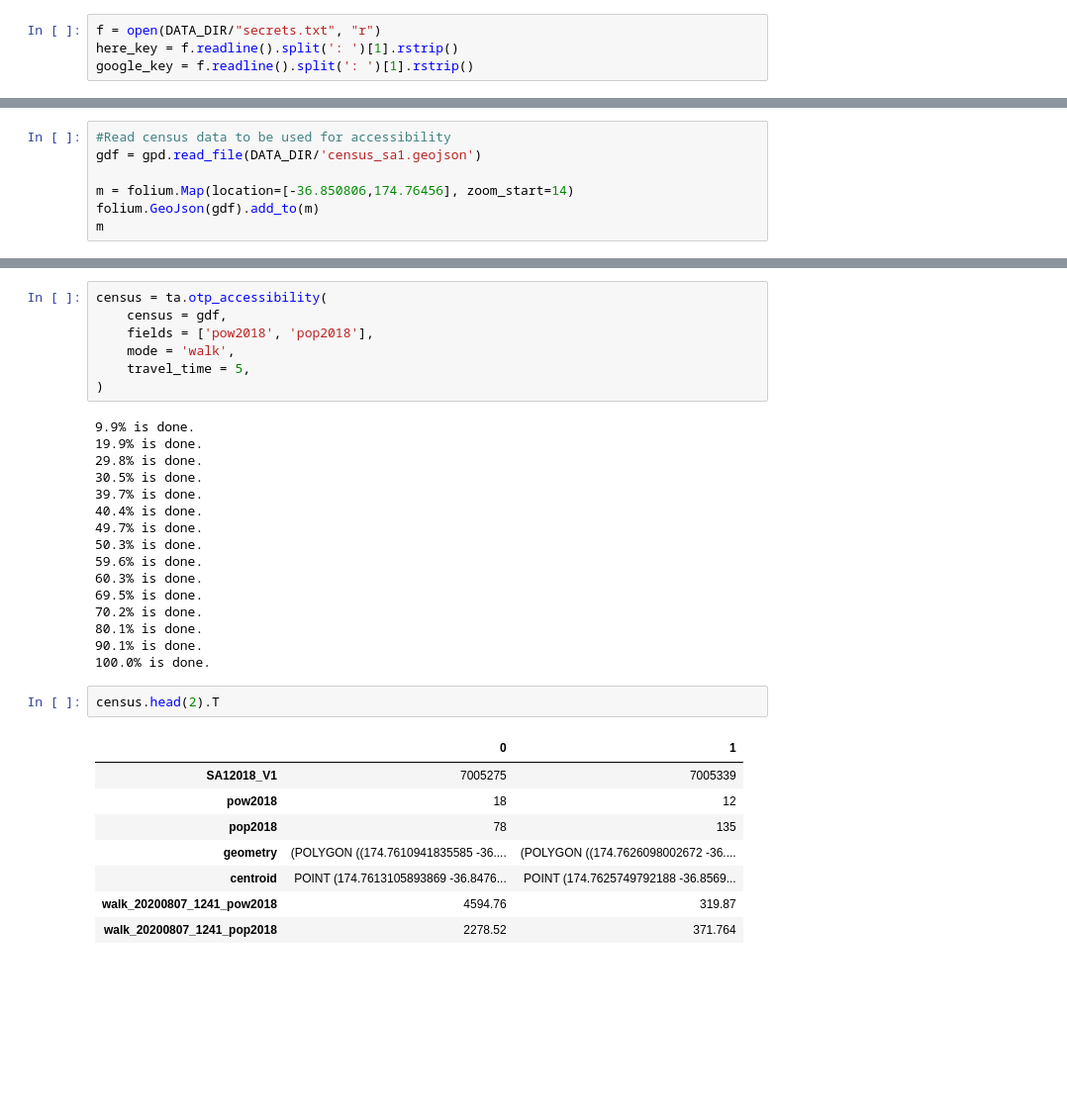
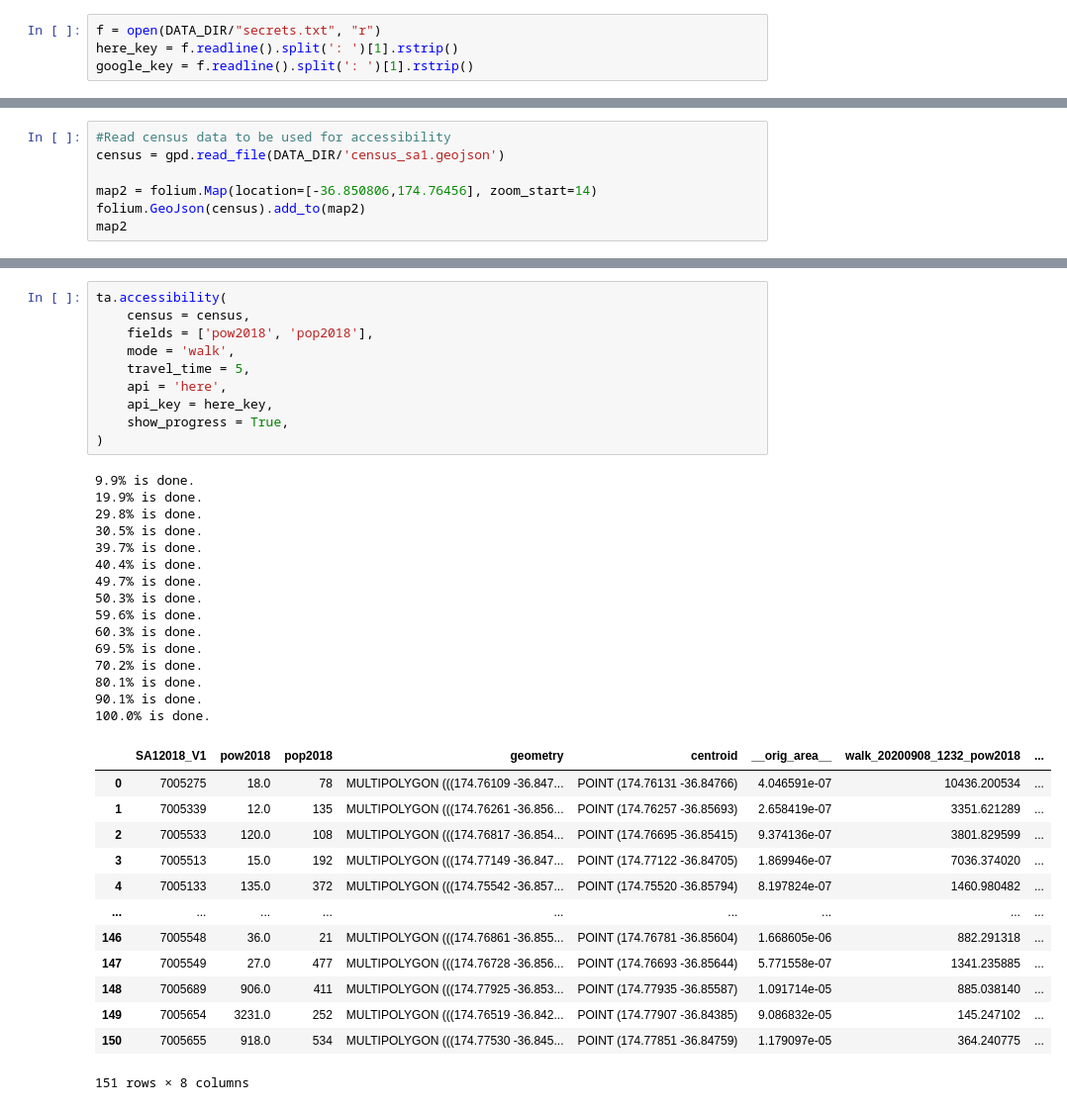
Before and after one commit to saeidadli/transport-analyst, a Jupyter notebook: ipynb/examples.ipynb, the cells around one changed output, grey strips where cells are left out. Shown at 99% size. Saved outputs shown, nothing was run; the diff lists cells and outputs as text; blank space fills up the shorter version.

```diff
--- a/ipynb/examples.ipynb
+++ b/ipynb/examples.ipynb
@@ -99,43 +106,48 @@ m
 # %%
 #Read census data to be used for accessibility
-gdf = gpd.read_file(DATA_DIR/'census_sa1.geojson')
+census = gpd.read_file(DATA_DIR/'census_sa1.geojson')
 
-m = folium.Map(location=[-36.850806,174.76456], zoom_start=14)
-folium.GeoJson(gdf).add_to(m)
-m
+map2 = folium.Map(location=[-36.850806,174.76456], zoom_start=14)
+folium.GeoJson(census).add_to(map2)
+map2
 # %% [output]
 [interactive output not drawn]
 # %%
-census = ta.otp_accessibility(
-    census = gdf,
+ta.accessibility(
+    census = census,
     fields = ['pow2018', 'pop2018'],
     mode = 'walk',
     travel_time = 5,
+    api = 'here',
+    api_key = here_key,
+    show_progress = True,
 )
 # %% [output]
 9.9% is done.
 19.9% is done.
 29.8% is done.
 30.5% is done.
 39.7% is done.
 40.4% is done.
 49.7% is done.
 50.3% is done.
 59.6% is done.
 60.3% is done.
 69.5% is done.
 70.2% is done.
 80.1% is done.
 90.1% is done.
 100.0% is done.
+|  | SA12018_V1 | pow2018 | pop2018 | geometry | centroid | __orig_area__ | walk_20200908_1232_pow2018 | ... |
+| 0 | 7005275 | 18.0 | 78 | MULTIPOLYGON (((174.76109 -36.847... | POINT (174.76131 -36.84766) | 4.046591e-07 | 10436.200534 | ... |
+| 1 | 7005339 | 12.0 | 135 | MULTIPOLYGON (((174.76261 -36.856... | POINT (174.76257 -36.85693) | 2.658419e-07 | 3351.621289 | ... |
+| 2 | 7005533 | 120.0 | 108 | MULTIPOLYGON (((174.76817 -36.854... | POINT (174.76695 -36.85415) | 9.374136e-07 | 3801.829599 | ... |
+| 3 | 7005513 | 15.0 | 192 | MULTIPOLYGON (((174.77149 -36.847... | POINT (174.77122 -36.84705) | 1.869946e-07 | 7036.374020 | ... |
+| 4 | 7005133 | 135.0 | 372 | MULTIPOLYGON (((174.75542 -36.857... | POINT (174.75520 -36.85794) | 8.197824e-07 | 1460.980482 | ... |
+| ... | ... | ... | ... | ... | ... | ... | ... | ... |
+| 146 | 7005548 | 36.0 | 21 | MULTIPOLYGON (((174.76861 -36.855... | POINT (174.76781 -36.85604) | 1.668605e-06 | 882.291318 | ... |
+| 147 | 7005549 | 27.0 | 477 | MULTIPOLYGON (((174.76728 -36.856... | POINT (174.76693 -36.85644) | 5.771558e-07 | 1341.235885 | ... |
+| 148 | 7005689 | 906.0 | 411 | MULTIPOLYGON (((174.77925 -36.853... | POINT (174.77935 -36.85587) | 1.091714e-05 | 885.038140 | ... |
+| 149 | 7005654 | 3231.0 | 252 | MULTIPOLYGON (((174.76519 -36.842... | POINT (174.77907 -36.84385) | 9.086832e-05 | 145.247102 | ... |
+| 150 | 7005655 | 918.0 | 534 | MULTIPOLYGON (((174.77530 -36.845... | POINT (174.77851 -36.84759) | 1.179097e-05 | 364.240775 | ... |
+151 rows × 8 columns
-# %%
-census.head(2).T
-# %% [output]
-|  | 0 | 1 |
-| SA12018_V1 | 7005275 | 7005339 |
-| pow2018 | 18 | 12 |
-| pop2018 | 78 | 135 |
-| geometry | (POLYGON ((174.7610941835585 -36.... | (POLYGON ((174.7626098002672 -36.... |
-| centroid | POINT (174.7613105893869 -36.8476... | POINT (174.7625749792188 -36.8569... |
-| walk_20200807_1241_pow2018 | 4594.76 | 319.87 |
-| walk_20200807_1241_pop2018 | 2278.52 | 371.764 |
```
Also changed, not shown: parts of 8 cells of this notebook, 3 other files.
